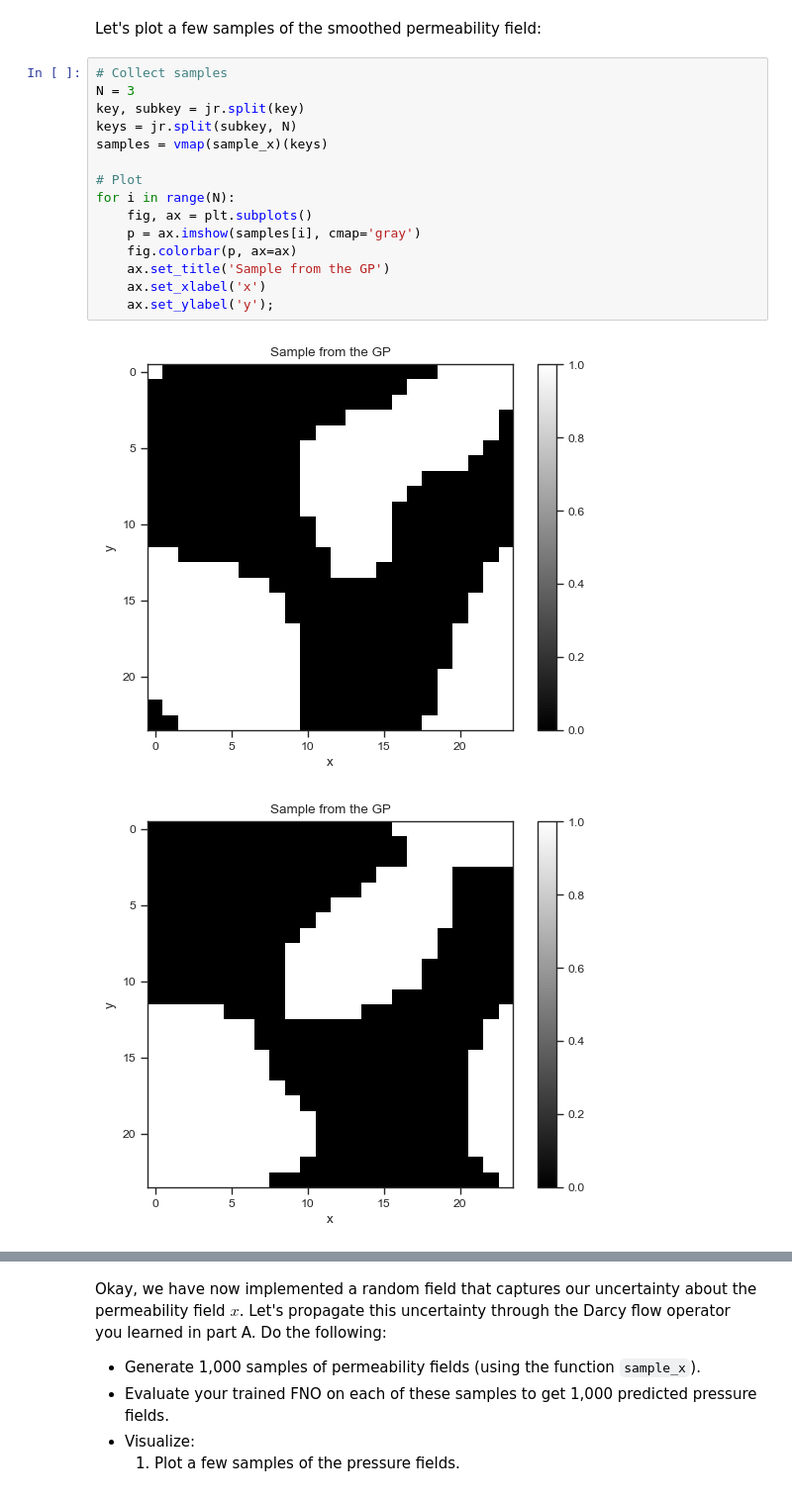
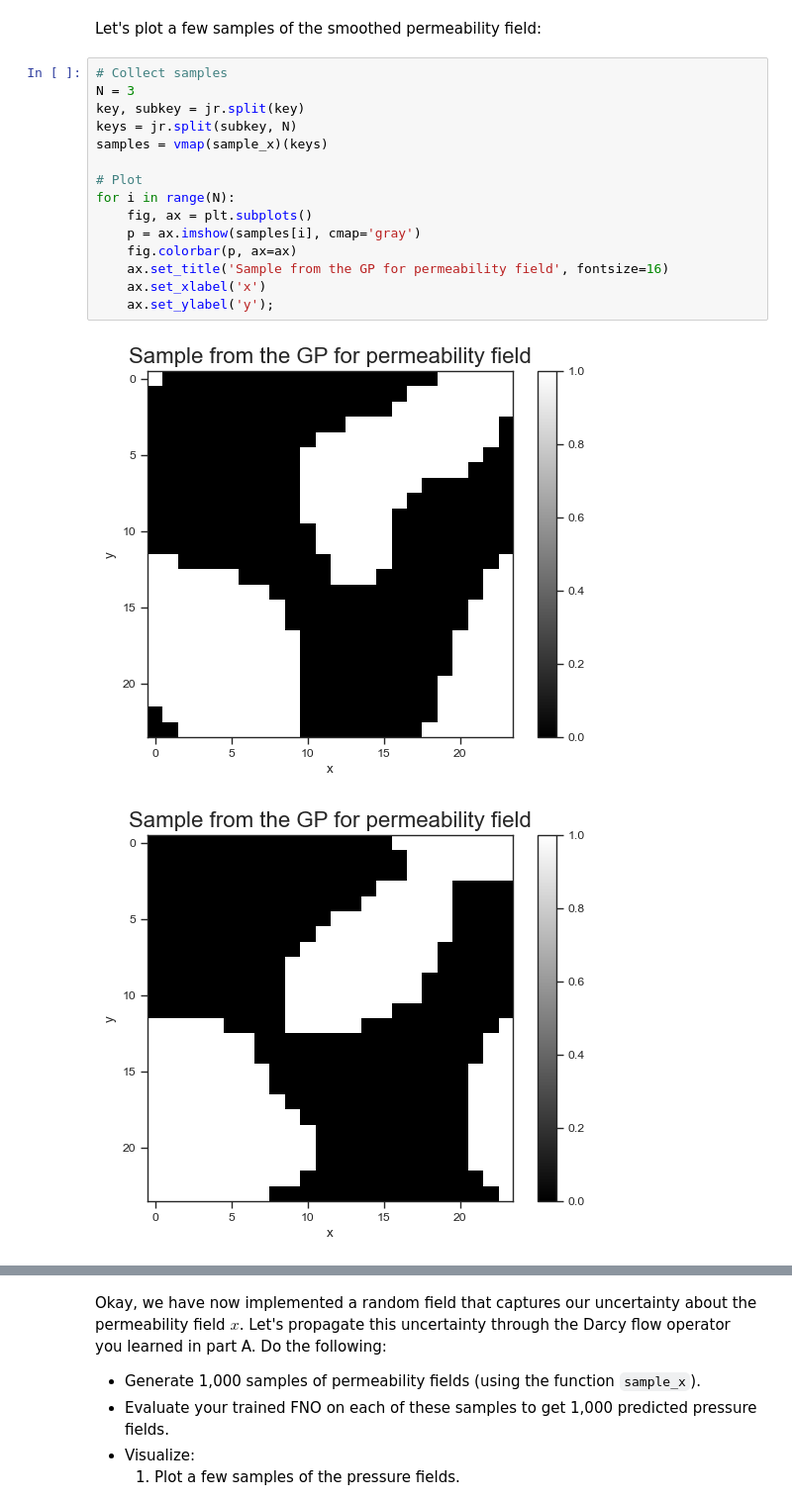
Before and after one commit to PredictiveScienceLab/advanced-scientific-machine-learning, a Jupyter notebook: book/homework/05_homework.ipynb, the cells around one changed output, grey strips where cells are left out. Shown: that part at 99% size. Cells and saved outputs as stored; diff of their text form.

Commit message:
edit a plot title

```diff
--- a/book/homework/05_homework.ipynb
+++ b/book/homework/05_homework.ipynb
@@ -644,18 +644,18 @@ Let's plot a few samples of the smoothed permeability field:
 # %%
 # Collect samples
 N = 3
 key, subkey = jr.split(key)
 keys = jr.split(subkey, N)
 samples = vmap(sample_x)(keys)
 
 # Plot
 for i in range(N):
     fig, ax = plt.subplots()
     p = ax.imshow(samples[i], cmap='gray')
     fig.colorbar(p, ax=ax)
-    ax.set_title('Sample from the GP')
+    ax.set_title('Sample from the GP for permeability field', fontsize=16)
     ax.set_xlabel('x')
     ax.set_ylabel('y');
 # %% [output]
-[figure, old version]
+[figure, new version]
-[figure, old version]
+[figure, new version]
```
Also changed, not shown: parts of 3 cells of this notebook.
